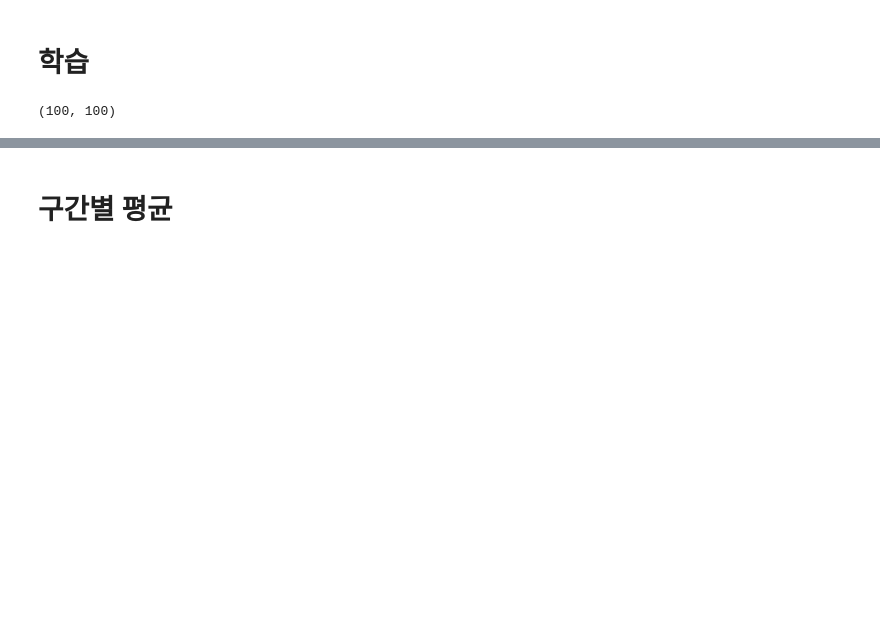
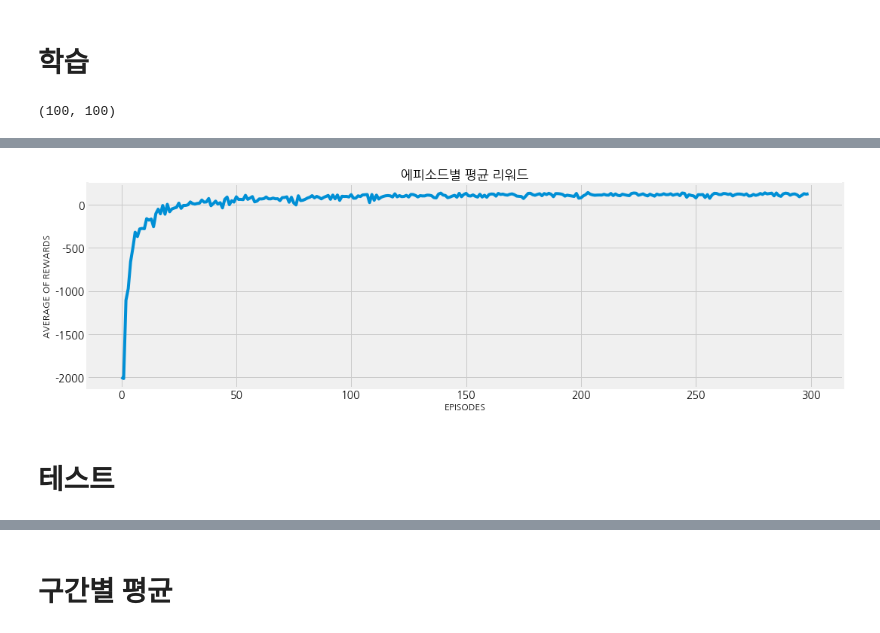
Before and after one commit to zerojsh00/Reinforcement-Learning, a Jupyter notebook: gym-inventory-master/Inventory Q-learning _ pytorch.ipynb, the cells around one changed output, grey strips where cells are left out. Cells and saved outputs as stored; diff of their text form; code cells hidden in the pictures; blank space fills up the shorter version.

```diff
--- a/gym-inventory-master/Inventory Q-learning _ pytorch.ipynb
+++ b/gym-inventory-master/Inventory Q-learning _ pytorch.ipynb
@@ -131,0 +208,16 @@ plt.show()
+# %%
+plt.rcParams["figure.figsize"] = (16,5)
+
+fig, ax = plt.subplots()
+ax.plot([num for num in range(NUM_EPISODES)], rewards_avg_list)
+
+ax.set_xlabel('EPISODES')
+ax.set_ylabel('AVERAGE OF REWARDS')
+ax.grid(True)
+ax.set_title('에피소드별 평균 리워드')
+
+plt.show()
+# %% [output]
+[figure, added]
+# %% [markdown]
+# 테스트
```
Also changed, not shown: parts of 20 cells of this notebook.
